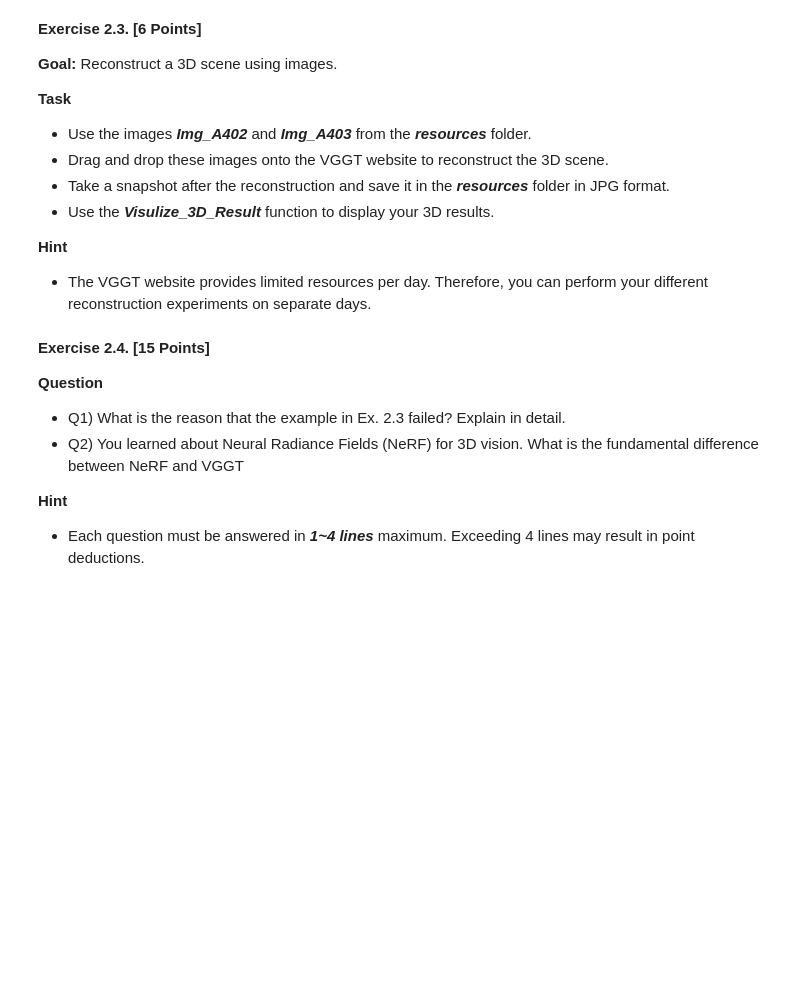
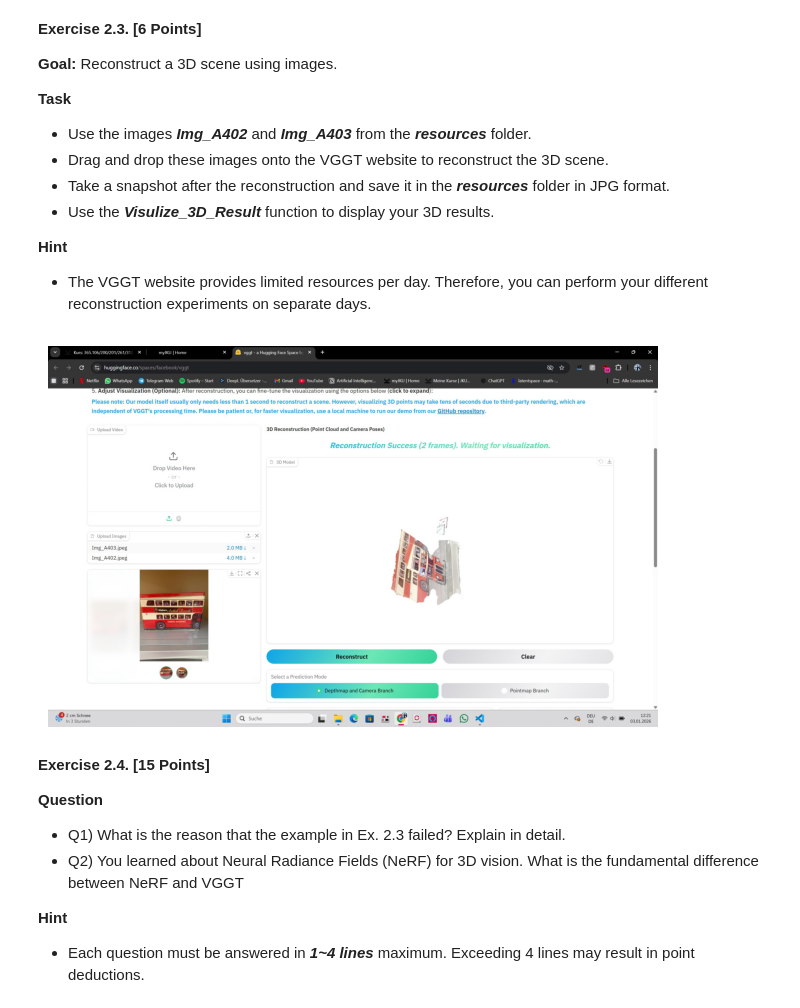
Before and after one commit to luki852/Master_AI, a Jupyter notebook: 1st_Semester/UE_Computer_Vision/Assignment_4/Assignment-4_Lukas_Steu_k51843919.ipynb, the cells around one changed output. Saved outputs shown, nothing was run; the diff lists cells and outputs as text; code cells hidden in the pictures; blank space fills up the shorter version.

```diff
--- a/1st_Semester/UE_Computer_Vision/Assignment_4/Assignment-4_Lukas_Steu_k51843919.ipynb
+++ b/1st_Semester/UE_Computer_Vision/Assignment_4/Assignment-4_Lukas_Steu_k51843919.ipynb
@@ -446,6 +446,11 @@ Visulize_3D_Result("Result_A4-3")
 </ul>
 # %%
 # code goes here
+
+# show the result
+Visulize_3D_Result("screenshot2")
+# %% [output]
+[figure, added]
 # %% [markdown]
 <b>Exercise 2.4. [15 Points]</b>
 
```
Also changed, not shown: parts of 9 cells of this notebook, 3 other files.
